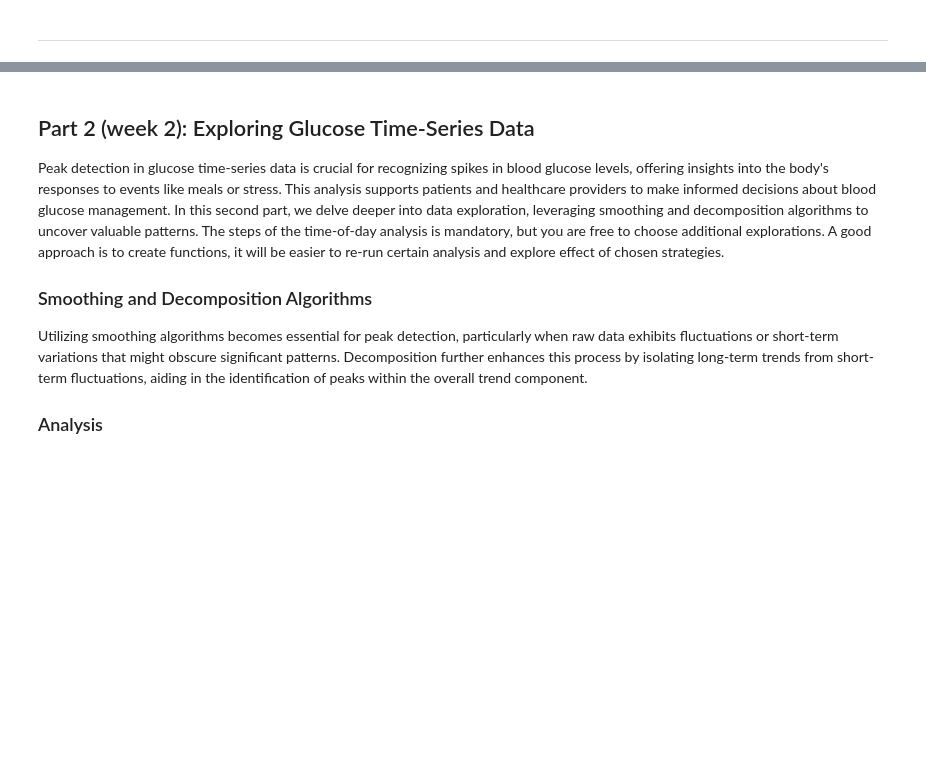
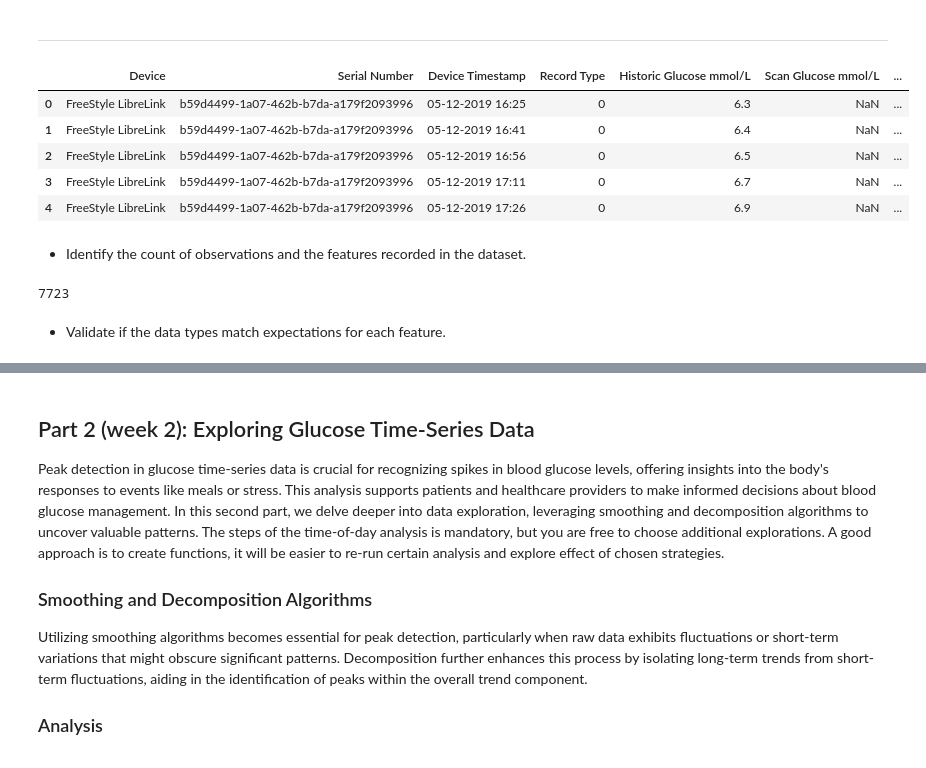
Before and after one commit to Mahsa-Zf/Prog3, a Jupyter notebook: glucose/01_glucose.ipynb, the cells around one changed output, grey strips where cells are left out. Drawn from its saved outputs; the diff is of its cells as text; code cells hidden in the pictures; blank space fills up the shorter version.

```diff
--- a/glucose/01_glucose.ipynb
+++ b/glucose/01_glucose.ipynb
@@ -96,0 +108,18 @@ By means of the steps above we aim to optimize the dataset's quality, making it
+# %%
+glcs.head()
+# %% [output]
+|  | Device | Serial Number | Device Timestamp | Record Type | Historic Glucose mmol/L | Scan Glucose mmol/L | ... |
+| 0 | FreeStyle LibreLink | b59d4499-1a07-462b-b7da-a179f2093996 | 05-12-2019 16:25 | 0 | 6.3 | NaN | ... |
+| 1 | FreeStyle LibreLink | b59d4499-1a07-462b-b7da-a179f2093996 | 05-12-2019 16:41 | 0 | 6.4 | NaN | ... |
+| 2 | FreeStyle LibreLink | b59d4499-1a07-462b-b7da-a179f2093996 | 05-12-2019 16:56 | 0 | 6.5 | NaN | ... |
+| 3 | FreeStyle LibreLink | b59d4499-1a07-462b-b7da-a179f2093996 | 05-12-2019 17:11 | 0 | 6.7 | NaN | ... |
+| 4 | FreeStyle LibreLink | b59d4499-1a07-462b-b7da-a179f2093996 | 05-12-2019 17:26 | 0 | 6.9 | NaN | ... |
+# %% [markdown]
+- Identify the count of observations and the features recorded in the dataset.
+# %%
+# Number of observations
+glcs.shape[0]
+# %% [output]
+7723
+# %% [markdown]
+- Validate if the data types match expectations for each feature.
```
Also changed, not shown: parts of 27 cells of this notebook, 1 other file.
